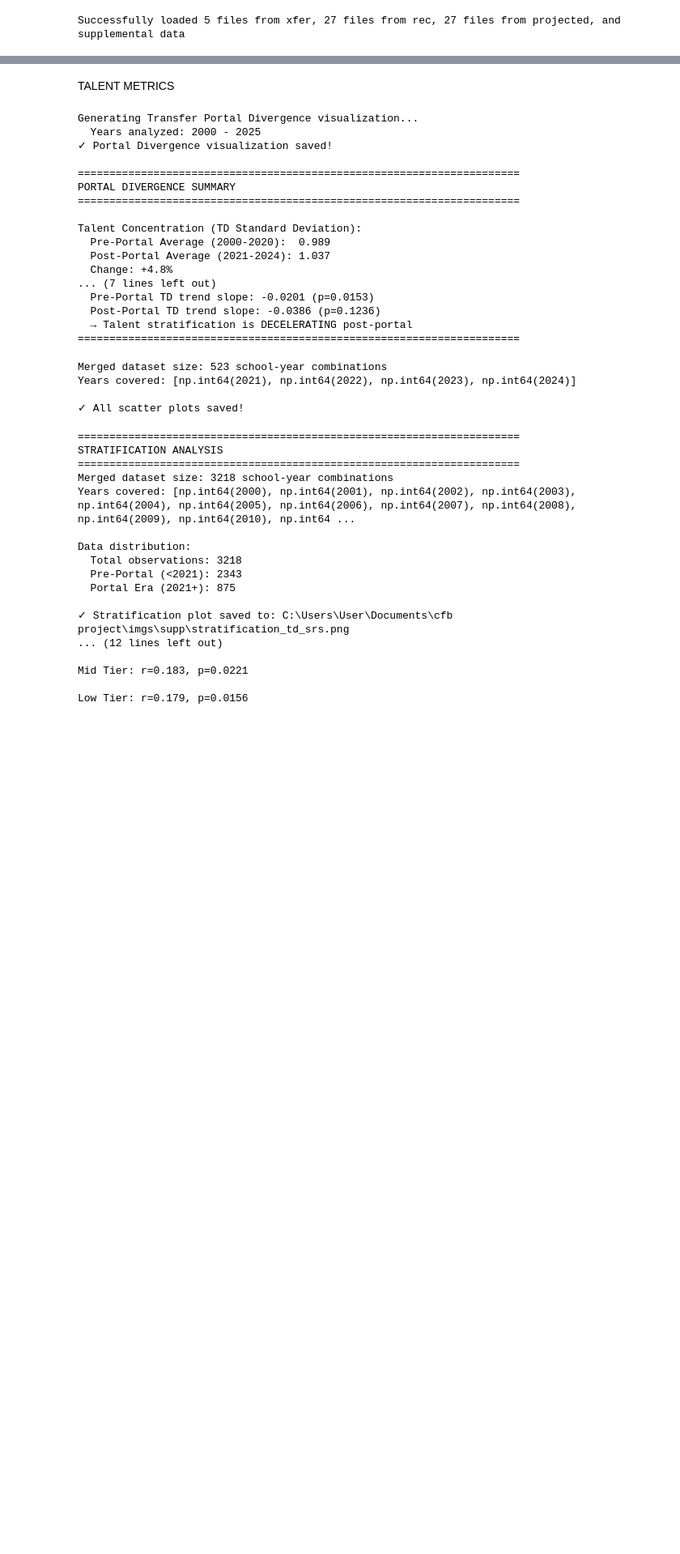
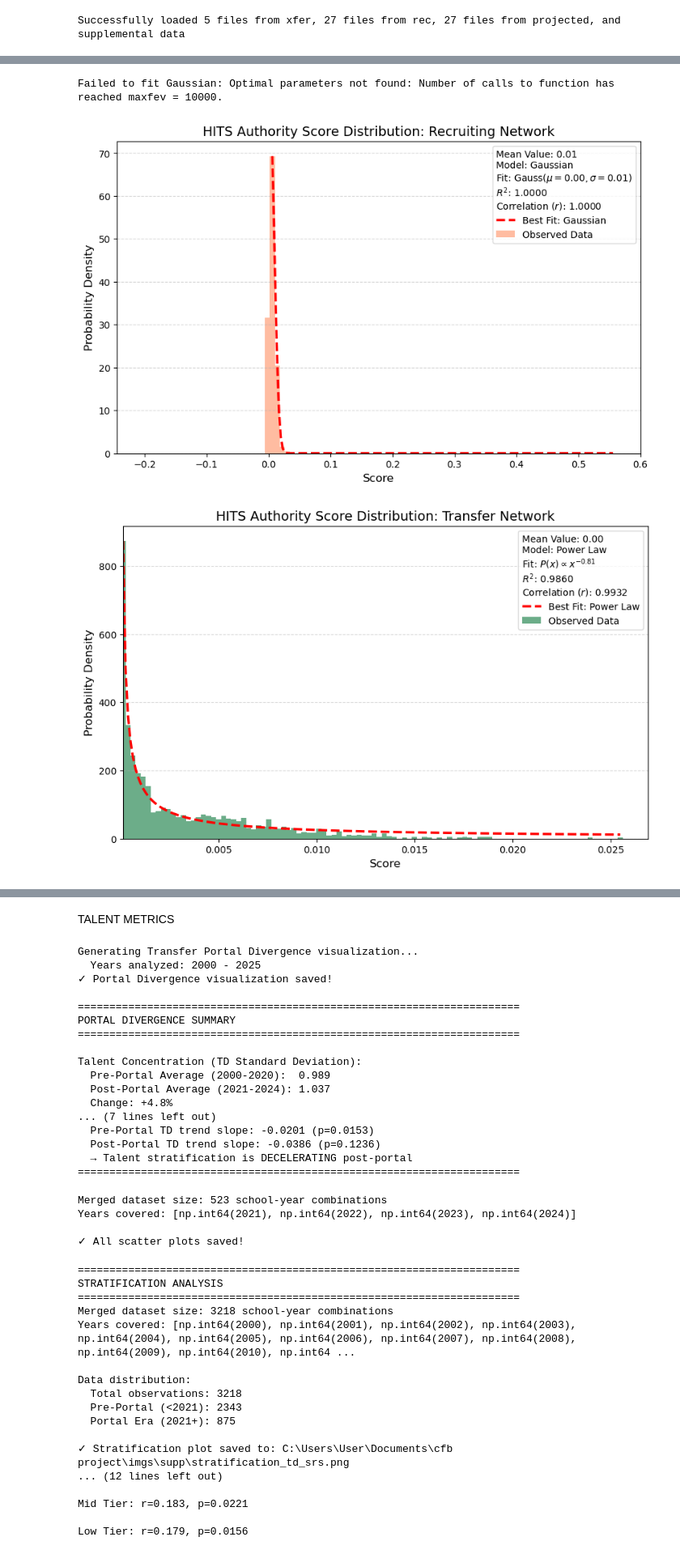
Before and after one commit to caleb-chandler/cfb-player-acquisition-network, a Jupyter notebook: analysis.ipynb, the cells around one changed output, grey strips where cells are left out. Shown at 81% size. Cells and saved outputs as stored; diff of their text form; code cells hidden in the pictures; blank space fills up the shorter version.

```diff
--- a/analysis.ipynb
+++ b/analysis.ipynb
@@ -150,0 +404,50 @@ rec_summary.to_csv(r".\data\analysis\rec\rec_summary_stats.csv", index=False)
+# %%
+# PLOTTING HITS AUTH DISTRIBUTION
+
+# 1. Collect Authority Scores for Recruiting (REC)
+all_auth_r = []
+for name, G in recfilesproj.items():
+    try:
+        _, authorities = nx.hits(G, max_iter=200)
+        # Directly extend with all values from the dictionary
+        all_auth_r.extend(authorities.values())
+    except Exception as e:
+        print(f"Skipping REC graph {name}: {e}")
+
+# 2. Collect Authority Scores for Transfer Portal (XFER)
+all_auth_x = []
+for name, G_unweighted in xferfiles.items():
+    G = nx.DiGraph(G_unweighted)
+    try:
+        _, authorities = nx.hits(G, max_iter=200)
+        # Directly extend with all values from the dictionary
+        all_auth_x.extend(authorities.values())
+    except Exception as e:
+        print(f"Skipping XFER graph {name}: {e}")
+
+    except Exception as e:
+        print(f"Skipping XFER graph {name} due to HITS error: {e}")
+
+# 3. Plot REC Authority Distribution
+if all_auth_r:
+    fit_and_plot_best_distribution(
+        all_auth_r,
+        title="HITS Authority Score Distribution: Recruiting Network",
+        xlabel="Score",
+        ylabel="Probability Density",
+        color="lightsalmon"
+    )
+
+# 4. Plot XFER Authority Distribution
+if all_auth_x:
+    fit_and_plot_best_distribution(
+        all_auth_x,
+        title="HITS Authority Score Distribution: Transfer Network",
+        xlabel="Score",
+        ylabel="Probability Density",
+        color="seagreen"
+    )
+# %% [output]
+Failed to fit Gaussian: Optimal parameters not found: Number of calls to function has reached maxfev = 10000.
+[figure, added]
+[figure, added]
```
Also changed, not shown: parts of 5 cells of this notebook, 10 other files.
